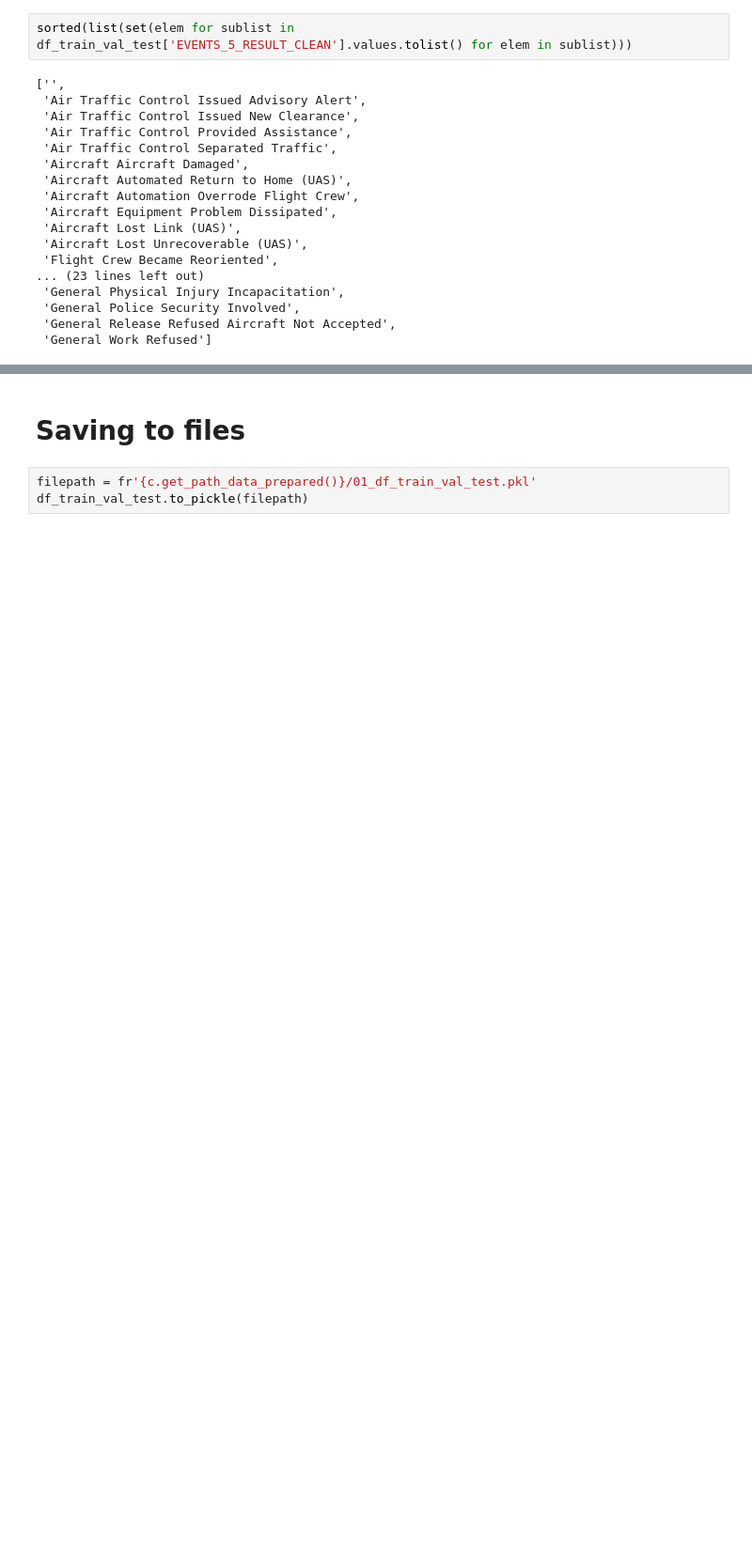
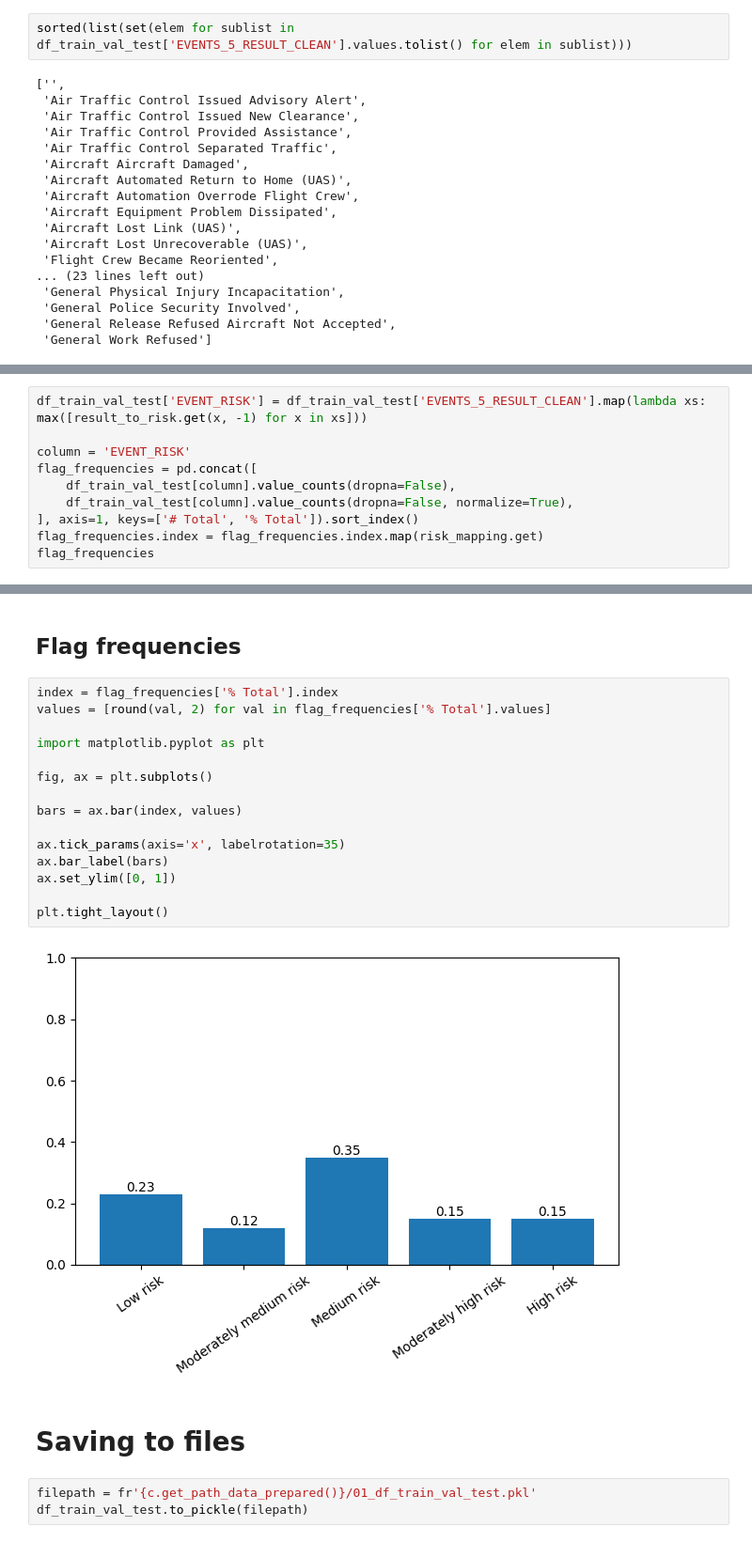
Before and after one commit to SimeonHristov99/AeroGuard, a Jupyter notebook: 01_Scripts/01_Load_data.ipynb, the cells around one changed output, grey strips where cells are left out. Shown at 94% size. Saved outputs shown, nothing was run; the diff lists cells and outputs as text; blank space fills up the shorter version.

Commit message:
Encode flag.

```diff
--- a/01_Scripts/01_Load_data.ipynb
+++ b/01_Scripts/01_Load_data.ipynb
@@ -254,0 +266,10 @@ sorted(high_risk + moderately_high_risk + medium_risk + moderately_medium_risk +
+# %%
+df_train_val_test['EVENT_RISK'] = df_train_val_test['EVENTS_5_RESULT_CLEAN'].map(lambda xs: max([result_to_risk.get(x, -1) for x in xs]))
+
+column = 'EVENT_RISK'
+flag_frequencies = pd.concat([
+    df_train_val_test[column].value_counts(dropna=False),
+    df_train_val_test[column].value_counts(dropna=False, normalize=True),
+], axis=1, keys=['# Total', '% Total']).sort_index()
+flag_frequencies.index = flag_frequencies.index.map(risk_mapping.get)
+flag_frequencies
@@ -255,3 +283,22 @@ sorted(high_risk + moderately_high_risk + medium_risk + moderately_medium_risk +
+# %% [markdown]
+## Flag frequencies
+# %%
+index = flag_frequencies['% Total'].index
+values = [round(val, 2) for val in flag_frequencies['% Total'].values]
+
+import matplotlib.pyplot as plt
+
+fig, ax = plt.subplots()
+
+bars = ax.bar(index, values)
+
+ax.tick_params(axis='x', labelrotation=35)
+ax.bar_label(bars)
+ax.set_ylim([0, 1])
+
+plt.tight_layout()
+# %% [output]
+[figure, added]
 # %% [markdown]
 # Saving to files
 # %%
```
Also changed, not shown: parts of 12 cells of this notebook, 1 other file.
